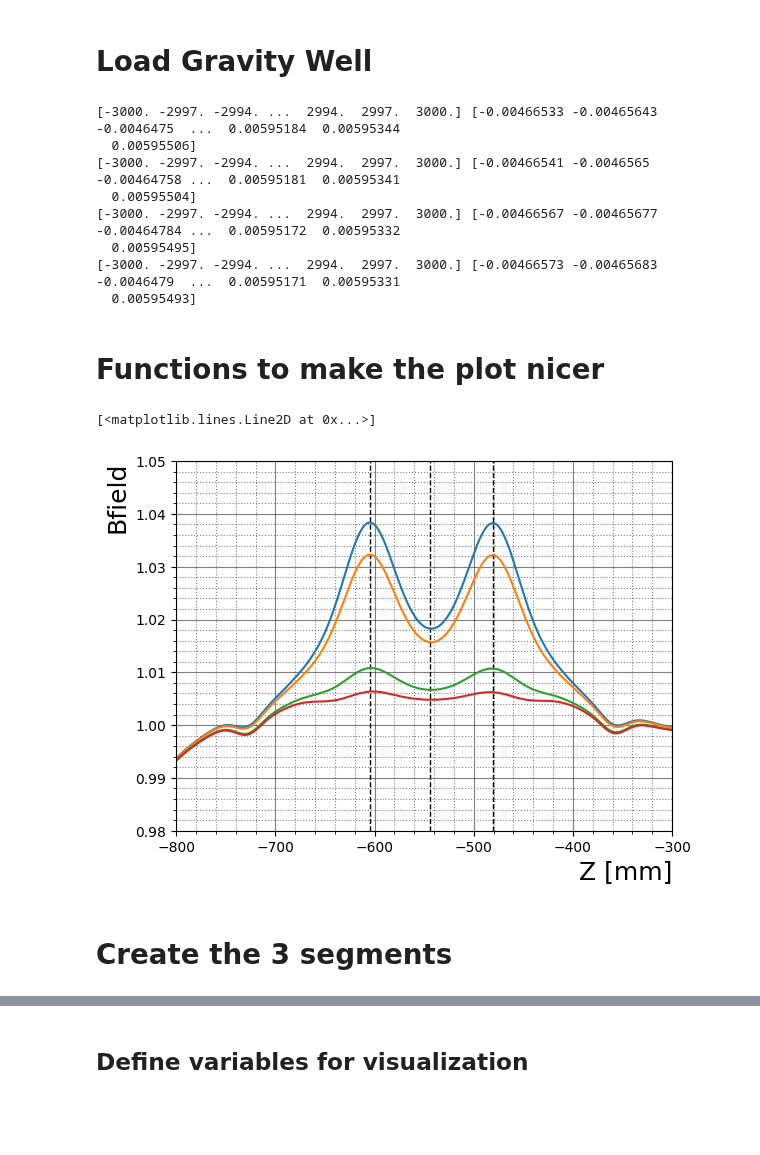
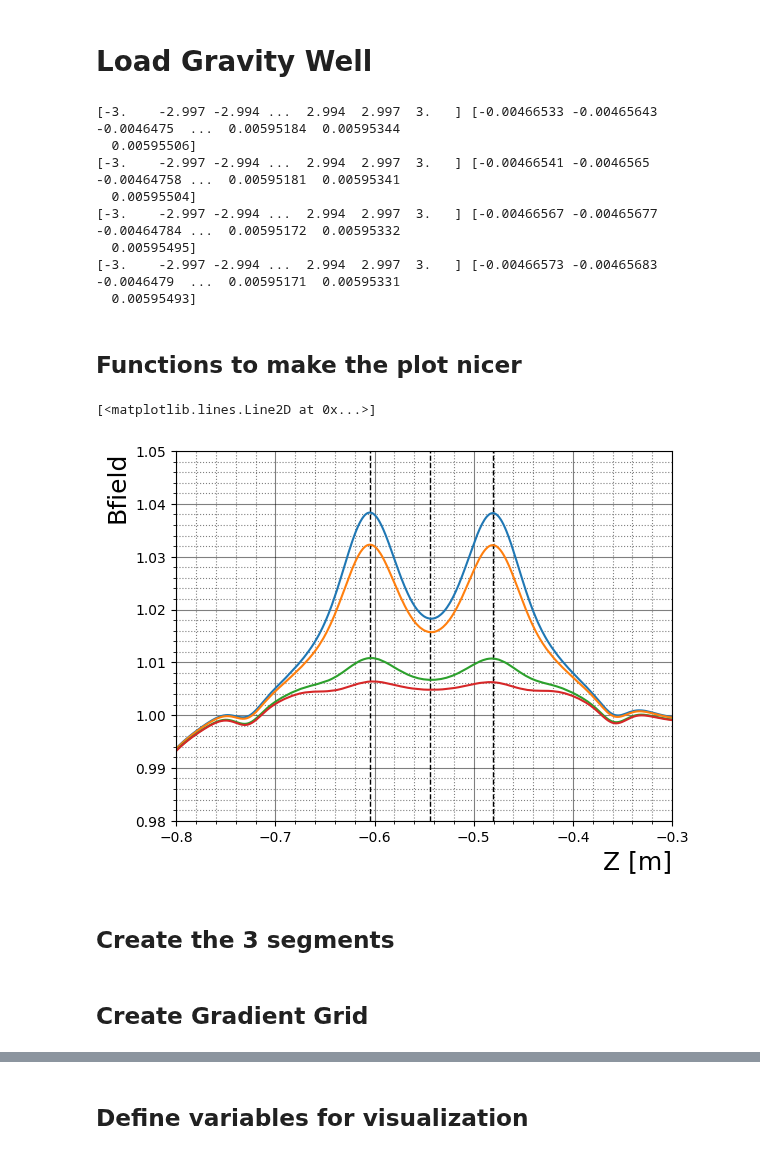
Before and after one commit to Adrianodelvincio/alphag_frequentist_analysis_2025, a Jupyter notebook: toy/Simulation.ipynb, the cells around one changed output, grey strips where cells are left out. Cells and saved outputs as stored; diff of their text form; code cells hidden in the pictures; blank space fills up the shorter version.

```diff
--- a/toy/Simulation.ipynb
+++ b/toy/Simulation.ipynb
@@ -24,7 +36,7 @@ data = np.genfromtxt("Bfield/PreGravity_20mT_well_0g.csv",
                        filling_values=np.nan,
                        #unpack =  True
                       )
-Z = data['\ufeffz_mm__Bz_on_axis']
+Z = data['\ufeffz_mm__Bz_on_axis']/1000
 Uz = data["Total_potential_T__Bz_on_axis"]
 print(Z, Uz)
 Bfield_20mT_pregravity = CubicSpline(Z, Uz)
@@ -35,7 +47,7 @@ data = np.genfromtxt("Bfield/GravityRelease_17mT_well_0g.csv",
                        filling_values=np.nan,
                        #unpack =  True
                       )
-Z = data['\ufeffz_mm__Bz_on_axis']
+Z = data['\ufeffz_mm__Bz_on_axis']/1000
 Uz = data["Total_potential_T__Bz_on_axis"]
 print(Z, Uz)
 Bfield_17mT = CubicSpline(Z, Uz)
@@ -46,7 +58,7 @@ data = np.genfromtxt("Bfield/GravityRelease_5mT_well_0g.csv",
                        filling_values=np.nan,
                        #unpack =  True
                       )
-Z = data['\ufeffz_mm__Bz_on_axis']
+Z = data['\ufeffz_mm__Bz_on_axis']/1000
 Uz = data["Total_potential_T__Bz_on_axis"]
 print(Z, Uz)
 Bfield_5mT = CubicSpline(Z, Uz)
@@ -57,21 +69,21 @@ data = np.genfromtxt("Bfield/GravityRelease_2p5mT_well_0g.csv",
                        filling_values=np.nan,
                        #unpack =  True
                       )
-Z = data['\ufeffz_mm__Bz_on_axis']
+Z = data['\ufeffz_mm__Bz_on_axis']/1000
 Uz = data["Total_potential_T__Bz_on_axis"]
 print(Z, Uz)
 Bfield_2p5mT = CubicSpline(Z, Uz)
 # %% [output]
-[-3000. -2997. -2994. ...  2994.  2997.  3000.] [-0.00466533 -0.00465643 -0.0046475  ...  0.00595184  0.00595344
+[-3.    -2.997 -2.994 ...  2.994  2.997  3.   ] [-0.00466533 -0.00465643 -0.0046475  ...  0.00595184  0.00595344
   0.00595506]
-[-3000. -2997. -2994. ...  2994.  2997.  3000.] [-0.00466541 -0.0046565  -0.00464758 ...  0.00595181  0.00595341
+[-3.    -2.997 -2.994 ...  2.994  2.997  3.   ] [-0.00466541 -0.0046565  -0.00464758 ...  0.00595181  0.00595341
   0.00595504]
-[-3000. -2997. -2994. ...  2994.  2997.  3000.] [-0.00466567 -0.00465677 -0.00464784 ...  0.00595172  0.00595332
+[-3.    -2.997 -2.994 ...  2.994  2.997  3.   ] [-0.00466567 -0.00465677 -0.00464784 ...  0.00595172  0.00595332
   0.00595495]
-[-3000. -2997. -2994. ...  2994.  2997.  3000.] [-0.00466573 -0.00465683 -0.0046479  ...  0.00595171  0.00595331
+[-3.    -2.997 -2.994 ...  2.994  2.997  3.   ] [-0.00466573 -0.00465683 -0.0046479  ...  0.00595171  0.00595331
   0.00595493]
 # %% [markdown]
-# Functions to make the plot nicer
+## Functions to make the plot nicer
 # %%
 # Make Plot Nicer
 def plotter_nicer(titlex, titley):
@@ -94,21 +106,21 @@ def labelfactory(x, y , listlist, labels):
 
     plt.legend(fontsize = 12)
 # %%
-plotter_nicer("Z [mm]", "Bfield")
-plt.xlim(-800, -300)
+plotter_nicer("Z [m]", "Bfield")
+plt.xlim(-0.800, -0.300)
 plt.ylim(0.98, 1.05)
-plt.axvline(-605, linestyle = "--", color = "black", linewidth = 1)
-plt.axvline(-544, linestyle = "--", color = "black", linewidth = 1)
-plt.axvline(-481, linestyle = "--", color = "black", linewidth = 1)
+plt.axvline(-0.605, linestyle = "--", color = "black", linewidth = 1)
+plt.axvline(-0.544, linestyle = "--", color = "black", linewidth = 1)
+plt.axvline(-0.481, linestyle = "--", color = "black", linewidth = 1)
 plt.plot(Z, Bfield_20mT_pregravity(Z))
 plt.plot(Z, Bfield_17mT(Z))
 plt.plot(Z, Bfield_5mT(Z))
 plt.plot(Z, Bfield_2p5mT(Z))
 # %% [output]
 [<matplotlib.lines.Line2D at 0x...>]
-[figure, old version]
+[figure, new version]
 # %% [markdown]
-# Create the 3 segments
+## Create the 3 segments
 # %%
 # Segment 1,
 def segment1(Z,T, ramplength):
@@ -121,3 +133,5 @@ def segment2(Z,T, ramplength):
 # Segment 3,
 def segment3(Z,T, ramplength):
     return Bfield_5mT(Z) + (Bfield_2p5mT(Z) - Bfield_5mT(Z)) * ( T/ramplength)
+# %% [markdown]
+## Create Gradient Grid
```
Also changed, not shown: parts of 15 cells of this notebook, 1 other file.
